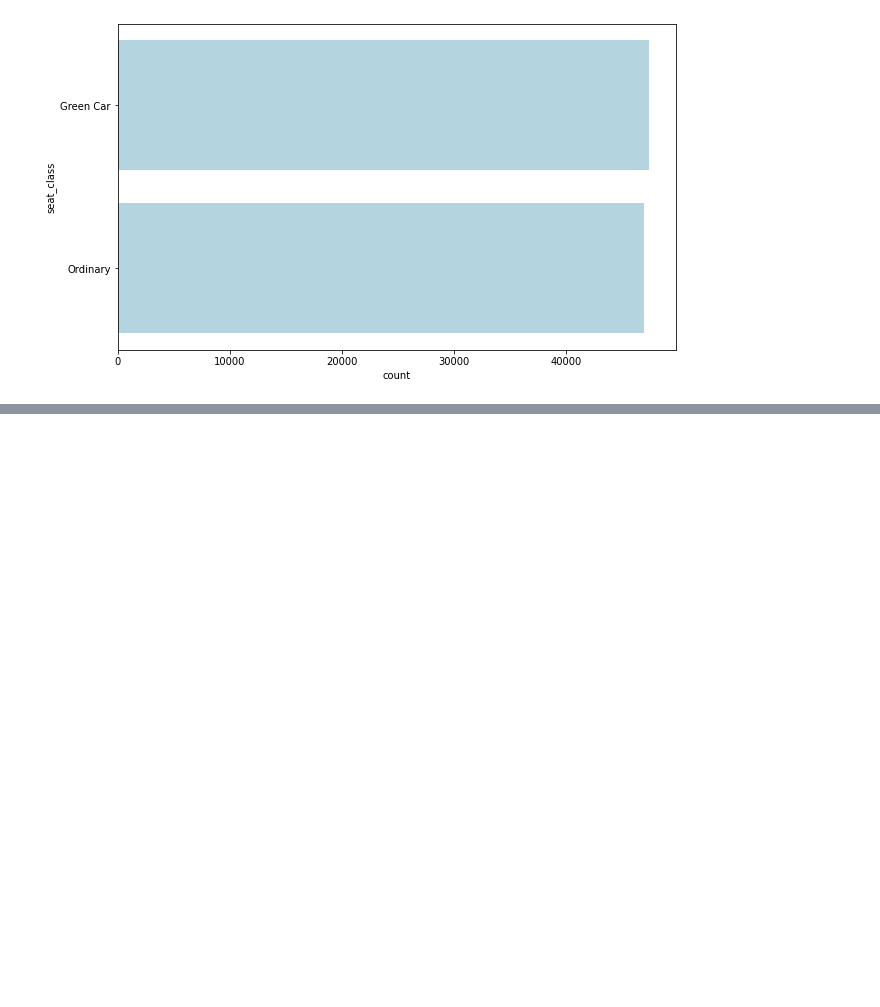
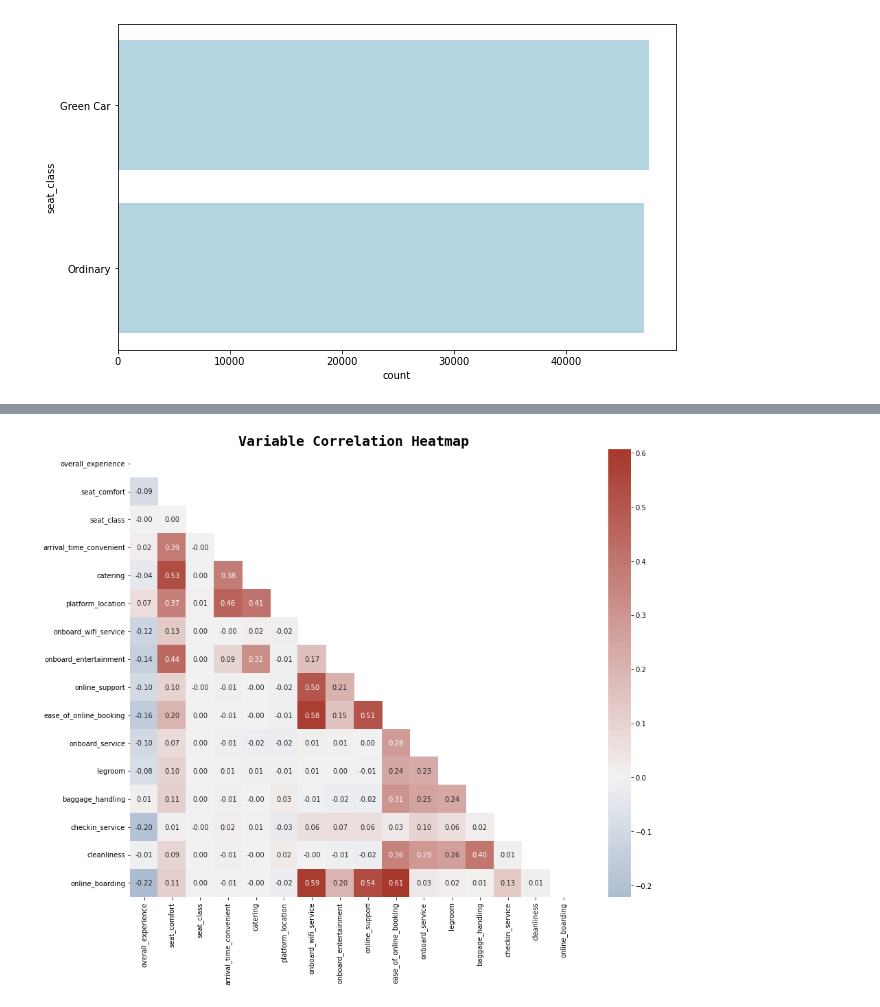
Before and after one commit to amrirasyidi/mit_idss_hackaton, a Jupyter notebook: data_exploration.ipynb, the cells around one changed output, grey strips where cells are left out. Cells and saved outputs as stored; diff of their text form; code cells hidden in the pictures; blank space fills up the shorter version.

```diff
--- a/data_exploration.ipynb
+++ b/data_exploration.ipynb
@@ -484 +465,4 @@ ax.set_yticklabels(['Not satisfied', 'Satisfied']);
 [figure]
+# %%
+TEMP_SURVEY = train_survey.copy()
+TEMP_SURVEY = MultiColumnLabelEncoder(columns = TEMP_SURVEY.columns[2:]).fit_transform(TEMP_SURVEY)
@@ -484,0 +474,4 @@ ax.set_yticklabels(['Not satisfied', 'Satisfied']);
+# %%
+corr_heatmap(TEMP_SURVEY.drop(columns = ['id']));
+# %% [output]
+[figure, added]
```
Also changed, not shown: parts of 10 cells of this notebook.
